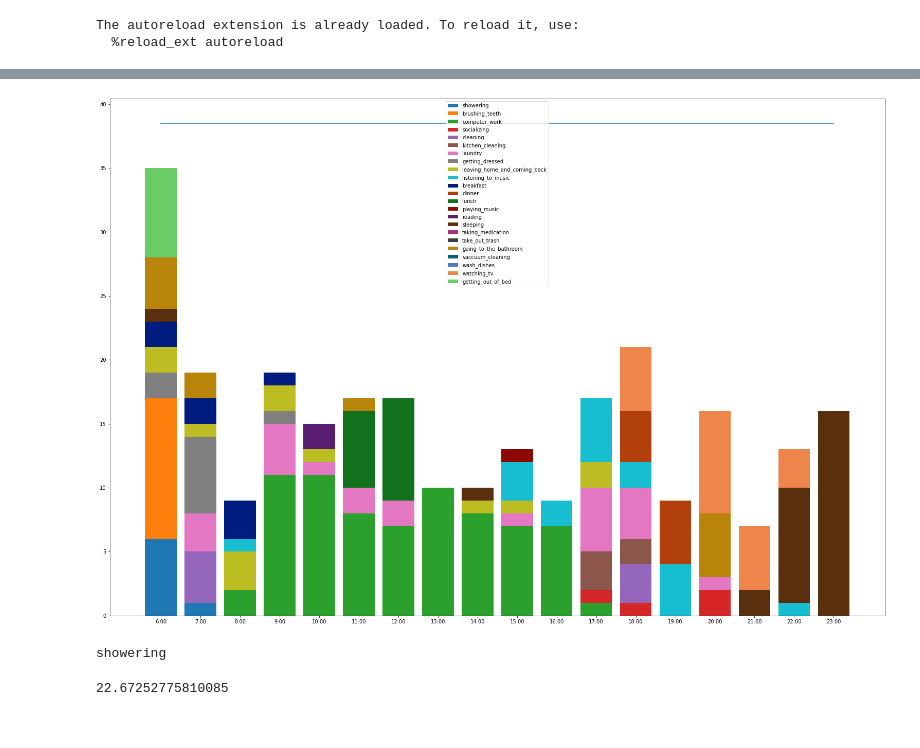
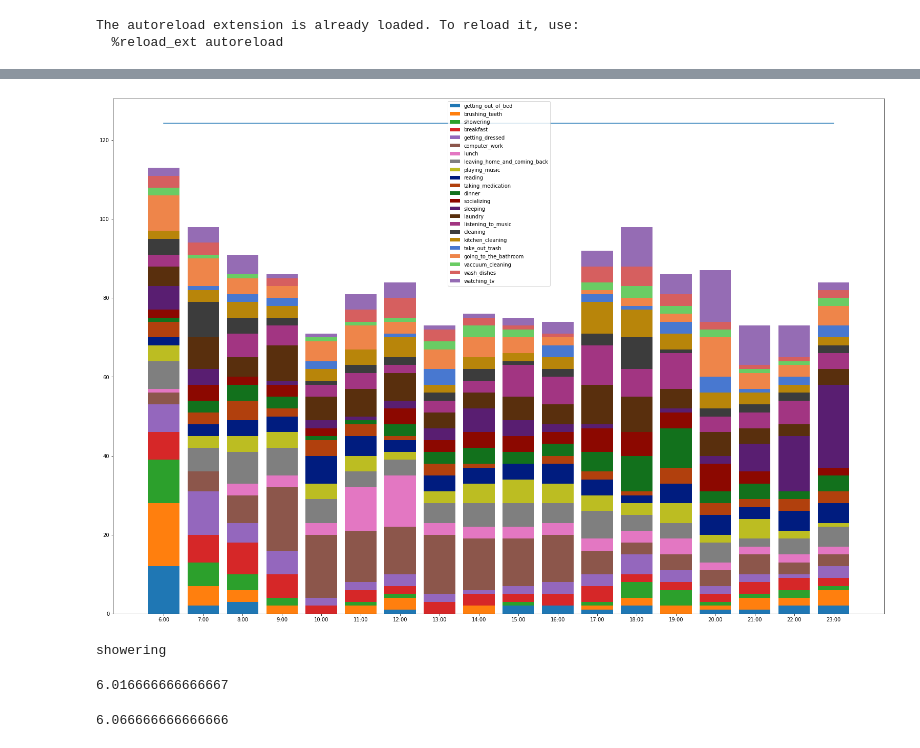
Before and after one commit to Maithili/RoutinesDataCollection, a Jupyter notebook: routines/process_schedules.ipynb, the cells around one changed output, grey strips where cells are left out. Saved outputs shown, nothing was run; the diff lists cells and outputs as text; code cells hidden in the pictures.

Commit message:
More schedule visuals

```diff
--- a/routines/process_schedules.ipynb
+++ b/routines/process_schedules.ipynb
@@ -6,8 +6,40 @@
 import json
 import os
 import matplotlib.pyplot as plt
+import seaborn as sns
 
 from ScheduleSampler import ScheduleSampler, activity_map, start_times
+
+filter_num=0
+idle_sampling_factor=1.1
 # %% [output]
 The autoreload extension is already loaded. To reload it, use:
   %reload_ext autoreload
+# %%
+sampler = ScheduleSampler(filter_num=filter_num, idle_sampling_factor=idle_sampling_factor)
+
+groups = {}
+groups['morning'] = ['getting_out_of_bed', 'brushing_teeth', 'showering', 'breakfast', 'getting_dressed']
+groups['daytime'] = ['computer_work', 'lunch']
+groups['evening'] = ['leaving_home_and_coming_back', 'watching_tv', 'listening_to_music', 'dinner', 'socializing', 'sleeping']
+groups['morning/evening'] = ['taking_medication', 'laundry', 'cleaning', 'kitchen_cleaning', 'wash_dishes']
+groups['throughout'] = ['going_to_the_bathroom', 'vaccuum_cleaning', 'playing_music', 'reading', 'take_out_trash']
+
+clrs = sns.color_palette()
+
+gap = 0.1
+for name,group in groups.items():
+    fig, ax = plt.subplots()
+    fig.set_size_inches(30, 10)
+    num_act = len(group)
+    width = (1 - gap)/num_act
+    for i, act in enumerate(group):
+        freq = sampler.activity_histograms[act]
+        start_points = [f-0.5+i*width for f in freq.keys()]
+        ax.bar(start_points, [max(0, f-filter_num) for f in freq.values()], label=act, width=width, color=clrs[i])
+        # ax.plot(freq.keys(), [max(0, f-filter_num) for f in freq.values()], label=act, color=clrs[i])
+    ax.set_xticks(start_times)
+    ax.set_xticklabels([str(s)+':00' for s in start_times])
+    fig.suptitle(name)
+    plt.legend()
+    plt.show()
@@ -14,30 +52,33 @@ The autoreload extension is already loaded. To reload it, use:
 # %%
-sampler = ScheduleSampler(filter_num=5, idle_sampling_factor=1.1)
+sampler = ScheduleSampler(filter_num=filter_num, idle_sampling_factor=idle_sampling_factor)
 
-import seaborn as sns
 clrs = sns.color_palette()[:-1]+sns.color_palette("dark")[:-1]+sns.color_palette("muted")[:-1]
 fig, ax = plt.subplots()
 fig.set_size_inches(27, 18.5)
 i=0
 for act, freq in sampler.activity_histograms.items():
     if act is None:
         continue
     d = [sampler.activity_threshold[st][act][1] - sampler.activity_threshold[st][act][0] for st in start_times]
     ax.bar(freq.keys(), d, label=act, bottom=[sampler.activity_threshold[st][act][0] for st in start_times], color=clrs[i])
     i += 1
 ax.plot([start_times[0], start_times[-1]], [sampler.sampling_range,sampler.sampling_range])
 ax.set_xticks(start_times)
 ax.set_xticklabels([str(s)+':00' for s in start_times])
 plt.legend()
 plt.show()
 # %% [output]
-[figure, old version]
+[figure, new version]
 # %%
 t = 7.5 * 60
 print(sampler(t))
 # %% [output]
 showering
 # %%
-print(sampler.sample_time_for('breakfast'))
+print(sampler.sample_time_for('sleeping')/60)
 # %% [output]
-22.67252775810085
+6.016666666666667
+# %%
+print(sampler.sample_time_for('getting_out_of_bed')/60)
+# %% [output]
+6.066666666666666
```
Also changed, not shown: parts of 1 cell of this notebook.
